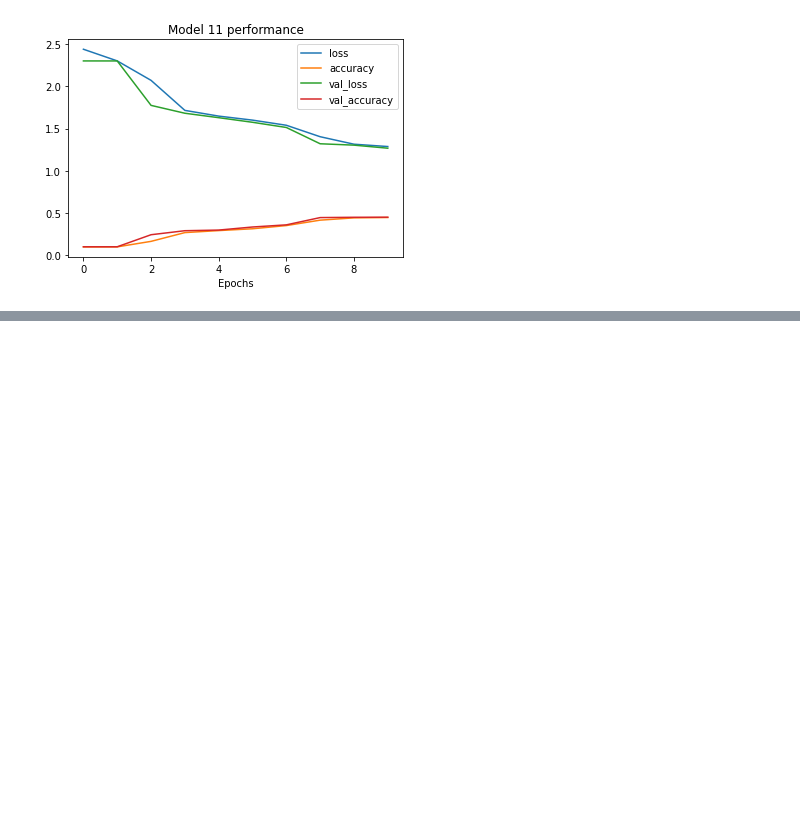
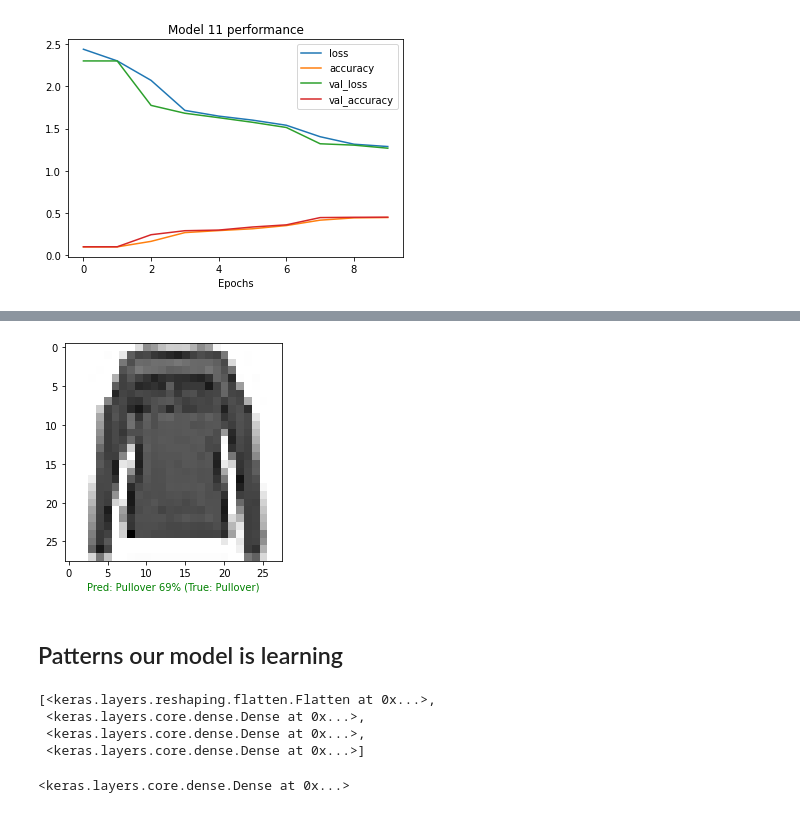
Before and after one commit to patricetg/tensorflow-deeplearning, a Jupyter notebook: 02_neural_network_classification_with_tensorflow.ipynb, the cells around one changed output, grey strips where cells are left out. Saved outputs shown, nothing was run; the diff lists cells and outputs as text; code cells hidden in the pictures; blank space fills up the shorter version.

```diff
--- a/02_neural_network_classification_with_tensorflow.ipynb
+++ b/02_neural_network_classification_with_tensorflow.ipynb
@@ -1859,0 +1872,4 @@ plot_random_image(model=model_14, images=test_data, true_labels=test_labels, cla
+# %%
+# Check out a random image as well as its prediction
+plot_random_image(model=model_14, images=test_data_norm, true_labels=test_labels, classes=class_names)
+# %% [output]
@@ -1859,0 +1877,16 @@ plot_random_image(model=model_14, images=test_data, true_labels=test_labels, cla
+[figure, added]
+# %% [markdown]
+## Patterns our model is learning
+# %%
+# Find the layers of our most recent model
+model_14.layers
+# %% [output]
+[<keras.layers.reshaping.flatten.Flatten at 0x...>,
+ <keras.layers.core.dense.Dense at 0x...>,
+ <keras.layers.core.dense.Dense at 0x...>,
+ <keras.layers.core.dense.Dense at 0x...>]
+# %%
+# Extract a particular layer
+model_14.layers[1]
+# %% [output]
+<keras.layers.core.dense.Dense at 0x...>
```
Also changed, not shown: parts of 77 cells of this notebook.
